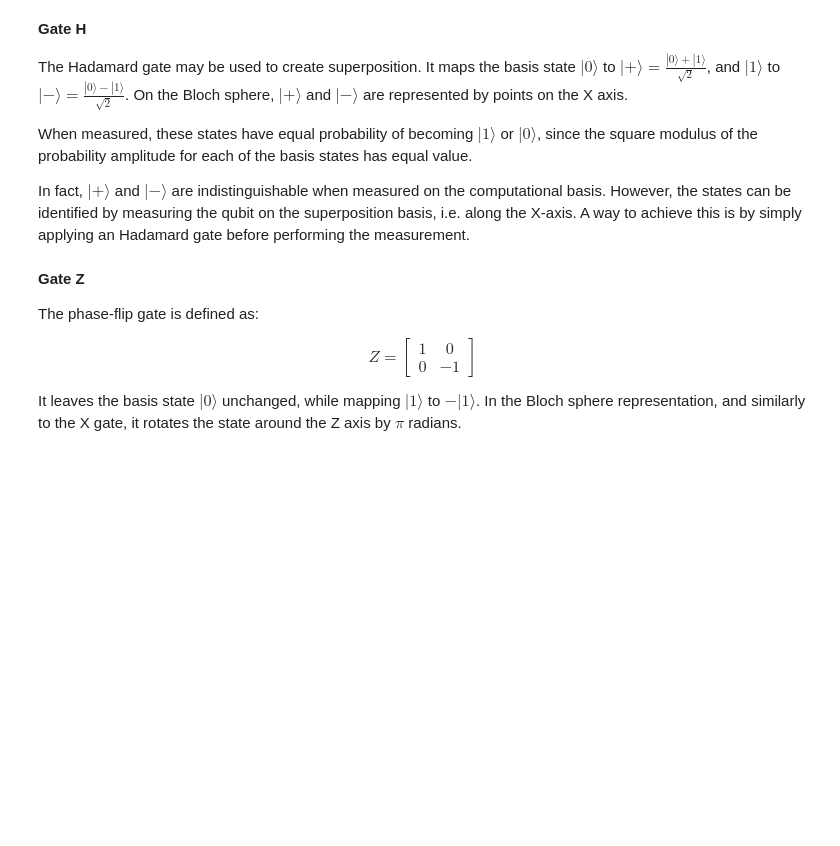
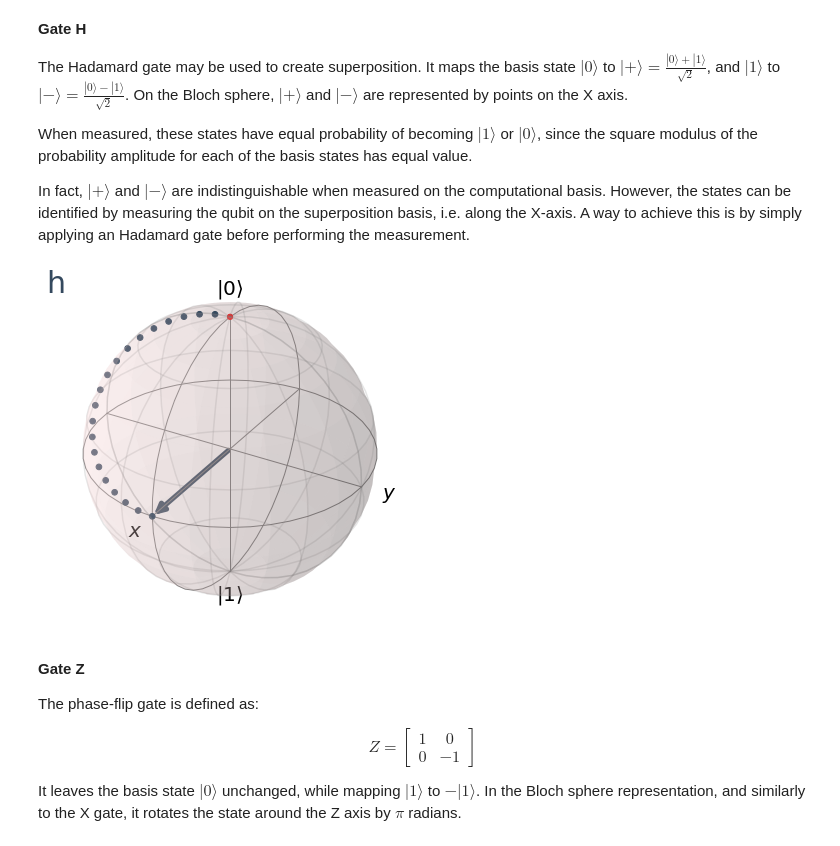
Before and after one commit to AnaNeri/20201218_talk, a Jupyter notebook: 20201218.ipynb, the cells around one changed output. Saved outputs shown, nothing was run; the diff lists cells and outputs as text; code cells hidden in the pictures; blank space fills up the shorter version.

```diff
--- a/20201218.ipynb
+++ b/20201218.ipynb
@@ -85,6 +120,10 @@ The Hadamard gate may be used to create superposition. It maps the basis state $
 When measured, these states have equal probability of becoming $| 1\rangle $ or $| 0 \rangle $, since the square modulus of the probability amplitude for each of the basis states has equal value.
 
 In fact, $|+\rangle $ and $| - \rangle $ are indistinguishable when measured on the computational basis. However, the states can be identified by measuring the qubit on the superposition basis, i.e. along the X-axis. A way to achieve this is by simply applying an Hadamard gate before performing the measurement.
+# %%
+state("h")
+# %% [output]
+[figure, added]
 # %% [markdown]
 **Gate Z**
 
```
Also changed, not shown: parts of 42 cells of this notebook, 4 other files.
